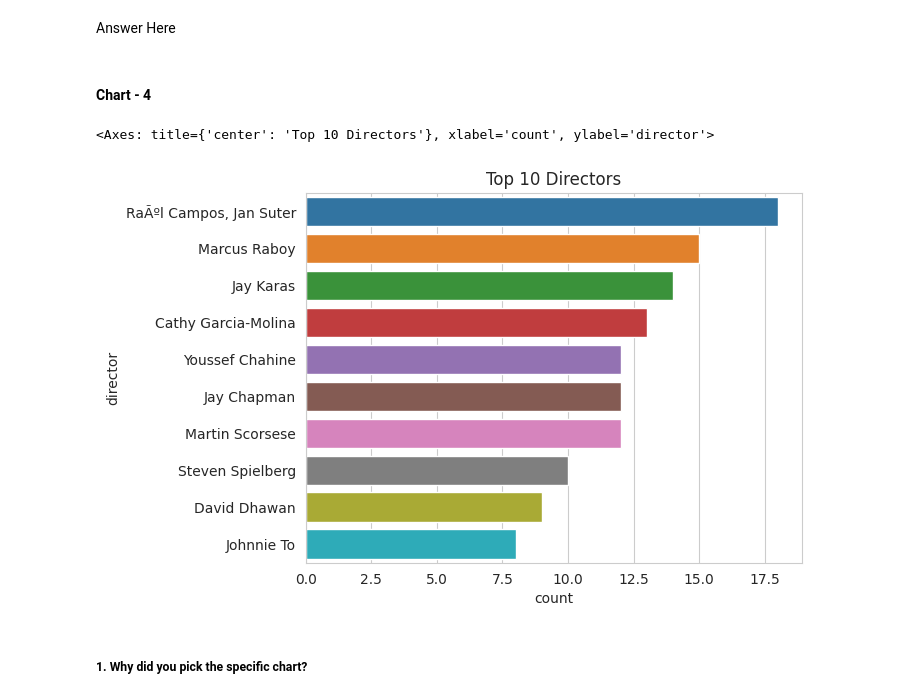
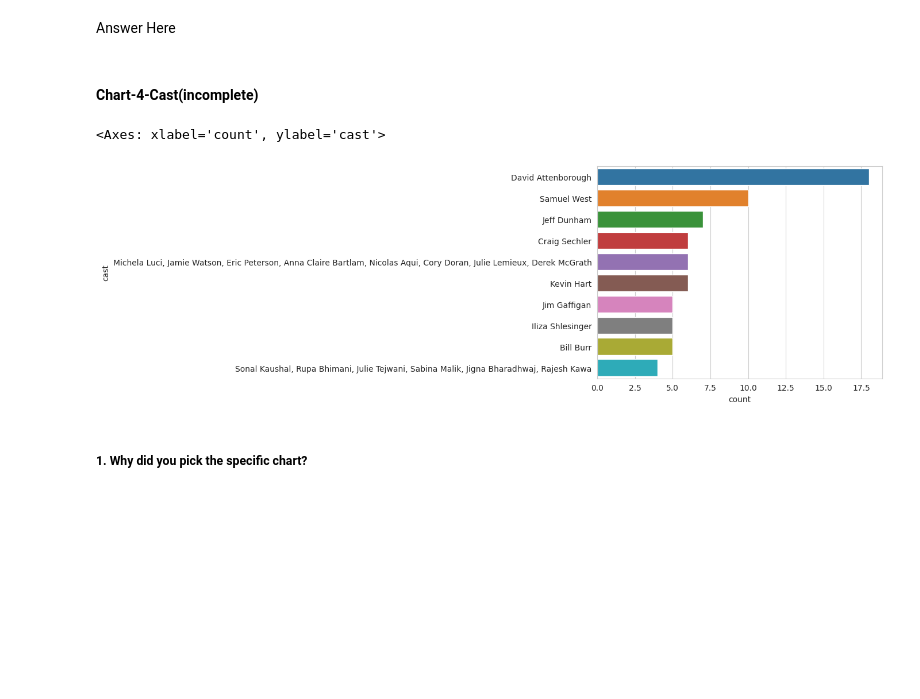
Before and after one commit to Jeetesh-KumarM/CAPSTONE-PROJECT--3--CLUSTERING, a Jupyter notebook: Netflix_Movies_and_TV_Shows_Clustering.ipynb, the cells around one changed output. Saved outputs shown, nothing was run; the diff lists cells and outputs as text; code cells hidden in the pictures; blank space fills up the shorter version.

```diff
--- a/Netflix_Movies_and_TV_Shows_Clustering.ipynb
+++ b/Netflix_Movies_and_TV_Shows_Clustering.ipynb
@@ -395,4 +404,4 @@ Are there any insights that lead to negative growth? Justify with specific reaso
 # %% [markdown]
 Answer Here
 # %% [markdown]
-#### Chart - 4
+#### Chart-4-Cast(incomplete)
@@ -406,9 +408,9 @@ sns.countplot(y=x1['director'],order=x1.director.value_counts().iloc[:10].index)
-# %%
-plt.title('Top 10 Directors')
-sns.countplot(y=x2['director'],order=x2.director.value_counts().iloc[:10].index)
-# %% [output]
-<Axes: title={'center': 'Top 10 Directors'}, xlabel='count', ylabel='director'>
-[figure, removed]
+# %%
+# Chart - 4 visualization code
+sns.countplot(y=df1['cast'],order=df1.cast.value_counts().iloc[1:11].index)
+# %% [output]
+<Axes: xlabel='count', ylabel='cast'>
+[figure, added]
 # %% [markdown]
 ##### 1. Why did you pick the specific chart?
 # %% [markdown]
```
Also changed, not shown: parts of 13 cells of this notebook.
